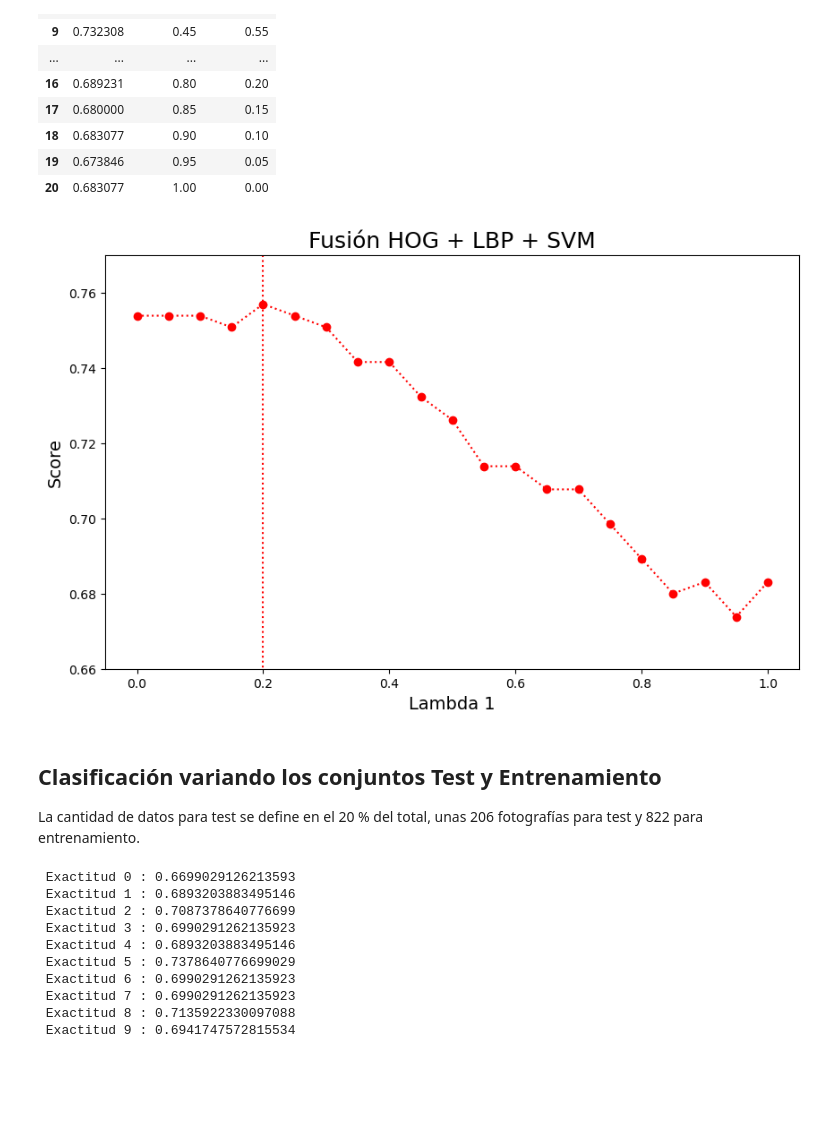
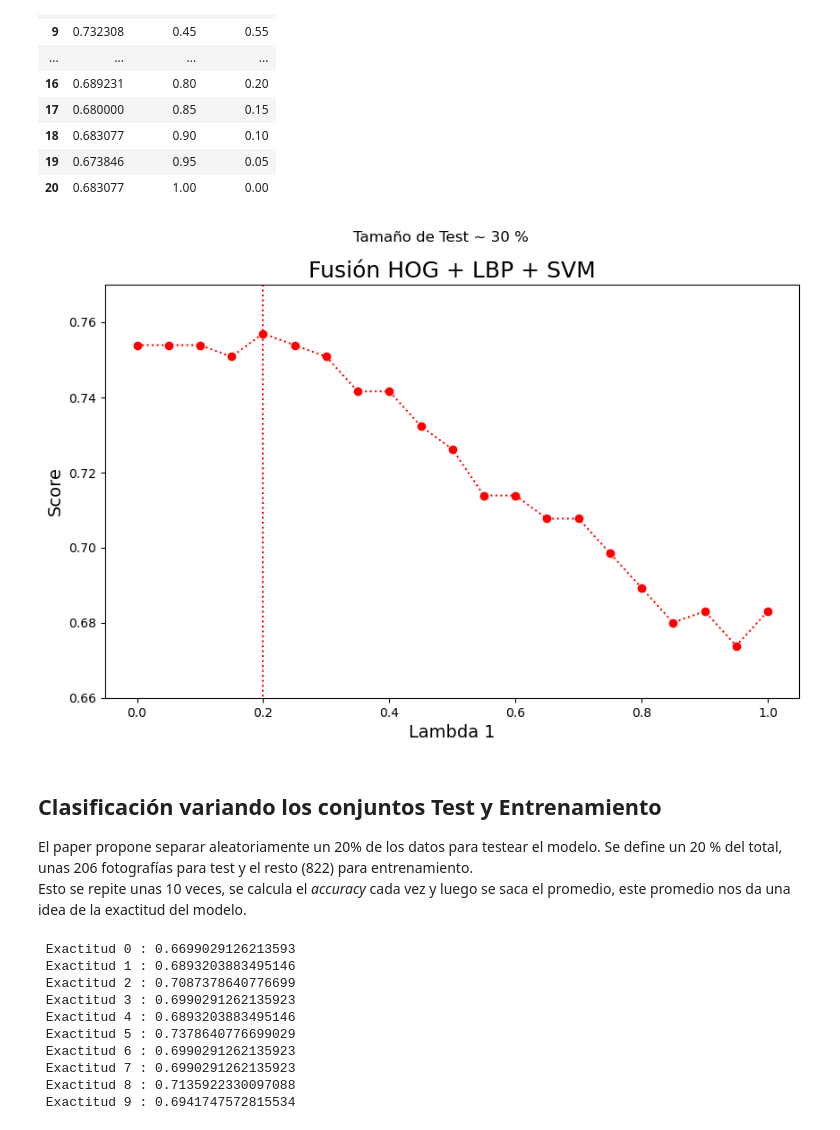
Before and after one commit to manugarciat/erv-practicas, a Jupyter notebook: tire-defect-detection/tp-final.ipynb, the cells around one changed output. Cells and saved outputs as stored; diff of their text form; code cells hidden in the pictures; blank space fills up the shorter version.

```diff
--- a/tire-defect-detection/tp-final.ipynb
+++ b/tire-defect-detection/tp-final.ipynb
@@ -463,18 +463,20 @@ display(df_fusion)
 # %%
 plt.figure(figsize=(10, 6))
 plt.plot(df_fusion["Lambda 1"], df_fusion["Score"], 'o:r')
 plt.title('Fusión HOG + LBP + SVM', size=18)
+plt.suptitle('Tamaño de Test ~ 30 %')
 
 plt.ylim((0.66, 0.77))
 plt.xlabel("Lambda 1", size=14)
 plt.ylabel("Score", size=14)
 plt.vlines(0.2, 0.3, 0.77, linestyles='dotted', colors='red')
 plt.show()
 # %% [output]
-[figure, old version]
+[figure, new version]
 # %% [markdown]
 ## Clasificación variando los conjuntos Test y Entrenamiento
-La cantidad de datos para test se define en el 20 % del total, unas 206 fotografías para test y 822 para entrenamiento.
+El paper propone separar aleatoriamente un 20% de los datos para testear el modelo. Se define un 20 % del total, unas 206 fotografías para test y el resto (822) para entrenamiento.
+Esto se repite unas 10 veces, se calcula el _accuracy_ cada vez y luego se saca el promedio, este promedio nos da una idea de la exactitud del modelo.
 # %%
 dataset_total = pd.concat([data_entrenamiento, data_test], ignore_index=True)
 # %%
```
Also changed, not shown: parts of 10 cells of this notebook.
